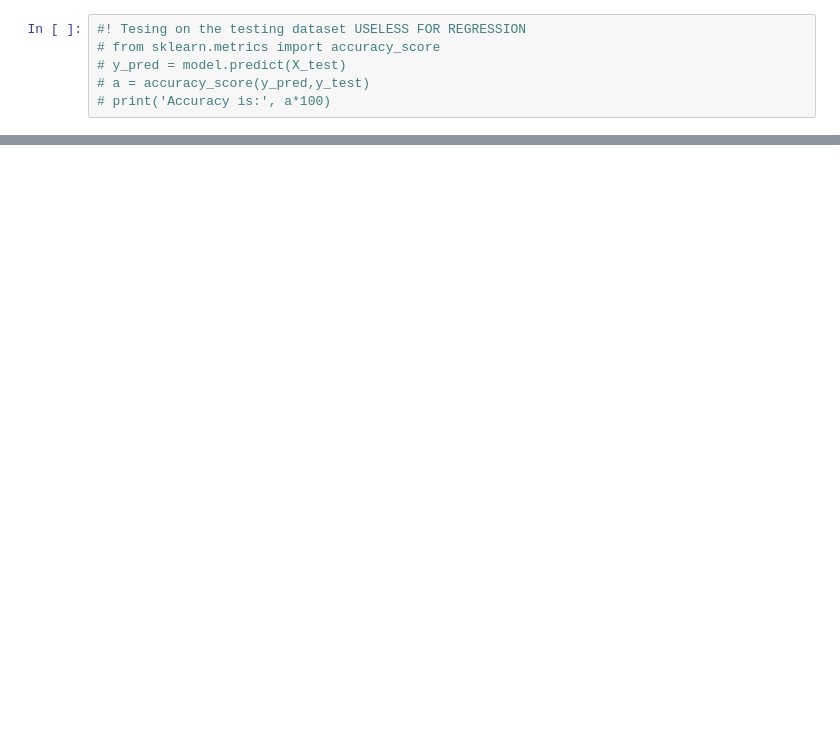
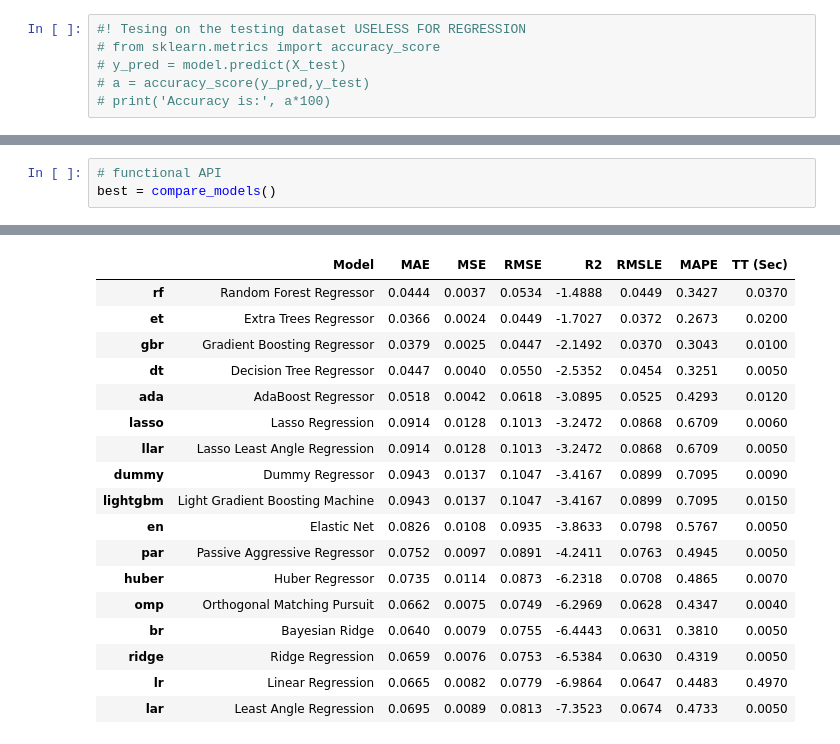
Before and after one commit to felixthe-cat/Personal_Projects, a Jupyter notebook: Jasmine's FYP/DCM_predictor.ipynb, the cells around one changed output, grey strips where cells are left out. Drawn from its saved outputs; the diff is of its cells as text; blank space fills up the shorter version.

```diff
--- a/Jasmine's FYP/DCM_predictor.ipynb
+++ b/Jasmine's FYP/DCM_predictor.ipynb
@@ -218,0 +279,4 @@ plt.show()
+# %%
+# functional API
+best = compare_models()
+# %% [output]
@@ -218,0 +284,18 @@ plt.show()
+|  | Model | MAE | MSE | RMSE | R2 | RMSLE | MAPE | TT (Sec) |
+| rf | Random Forest Regressor | 0.0444 | 0.0037 | 0.0534 | -1.4888 | 0.0449 | 0.3427 | 0.0370 |
+| et | Extra Trees Regressor | 0.0366 | 0.0024 | 0.0449 | -1.7027 | 0.0372 | 0.2673 | 0.0200 |
+| gbr | Gradient Boosting Regressor | 0.0379 | 0.0025 | 0.0447 | -2.1492 | 0.0370 | 0.3043 | 0.0100 |
+| dt | Decision Tree Regressor | 0.0447 | 0.0040 | 0.0550 | -2.5352 | 0.0454 | 0.3251 | 0.0050 |
+| ada | AdaBoost Regressor | 0.0518 | 0.0042 | 0.0618 | -3.0895 | 0.0525 | 0.4293 | 0.0120 |
+| lasso | Lasso Regression | 0.0914 | 0.0128 | 0.1013 | -3.2472 | 0.0868 | 0.6709 | 0.0060 |
+| llar | Lasso Least Angle Regression | 0.0914 | 0.0128 | 0.1013 | -3.2472 | 0.0868 | 0.6709 | 0.0050 |
+| dummy | Dummy Regressor | 0.0943 | 0.0137 | 0.1047 | -3.4167 | 0.0899 | 0.7095 | 0.0090 |
+| lightgbm | Light Gradient Boosting Machine | 0.0943 | 0.0137 | 0.1047 | -3.4167 | 0.0899 | 0.7095 | 0.0150 |
+| en | Elastic Net | 0.0826 | 0.0108 | 0.0935 | -3.8633 | 0.0798 | 0.5767 | 0.0050 |
+| par | Passive Aggressive Regressor | 0.0752 | 0.0097 | 0.0891 | -4.2411 | 0.0763 | 0.4945 | 0.0050 |
+| huber | Huber Regressor | 0.0735 | 0.0114 | 0.0873 | -6.2318 | 0.0708 | 0.4865 | 0.0070 |
+| omp | Orthogonal Matching Pursuit | 0.0662 | 0.0075 | 0.0749 | -6.2969 | 0.0628 | 0.4347 | 0.0040 |
+| br | Bayesian Ridge | 0.0640 | 0.0079 | 0.0755 | -6.4443 | 0.0631 | 0.3810 | 0.0050 |
+| ridge | Ridge Regression | 0.0659 | 0.0076 | 0.0753 | -6.5384 | 0.0630 | 0.4319 | 0.0050 |
+| lr | Linear Regression | 0.0665 | 0.0082 | 0.0779 | -6.9864 | 0.0647 | 0.4483 | 0.4970 |
+| lar | Least Angle Regression | 0.0695 | 0.0089 | 0.0813 | -7.3523 | 0.0674 | 0.4733 | 0.0050 |
```
Also changed, not shown: parts of 14 cells of this notebook, 3 other files.
